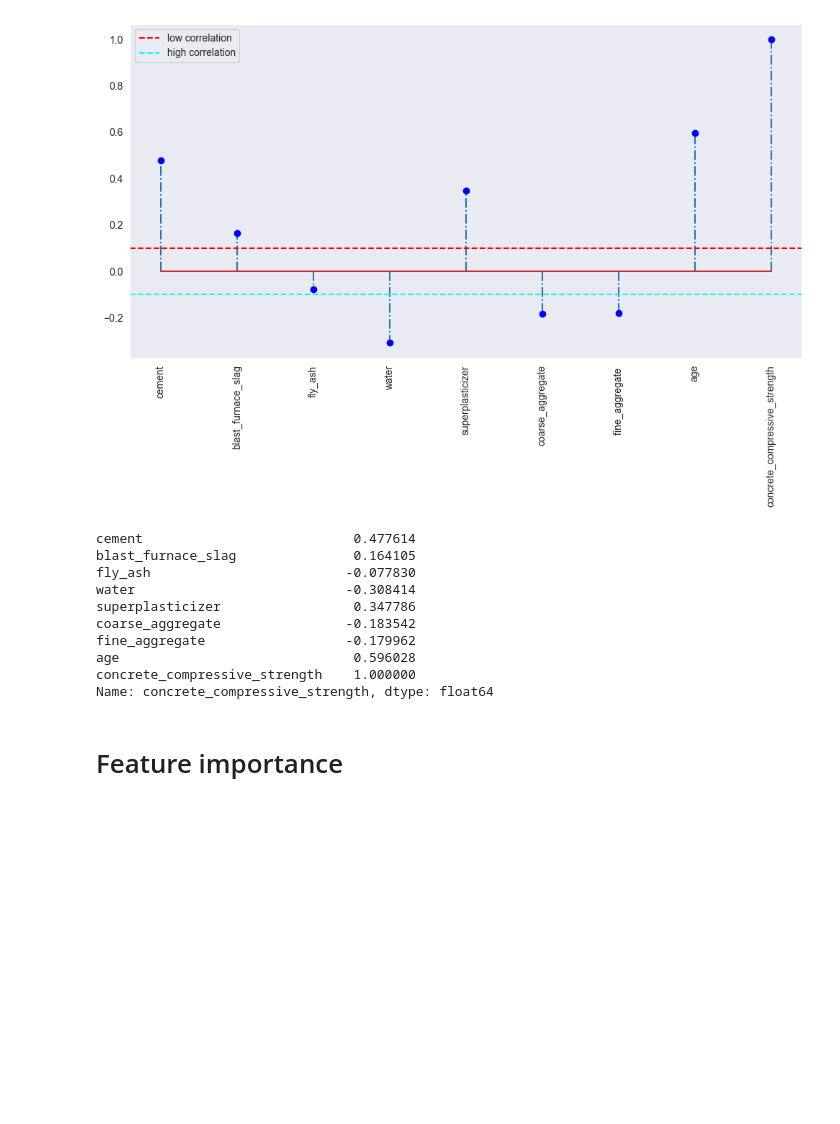
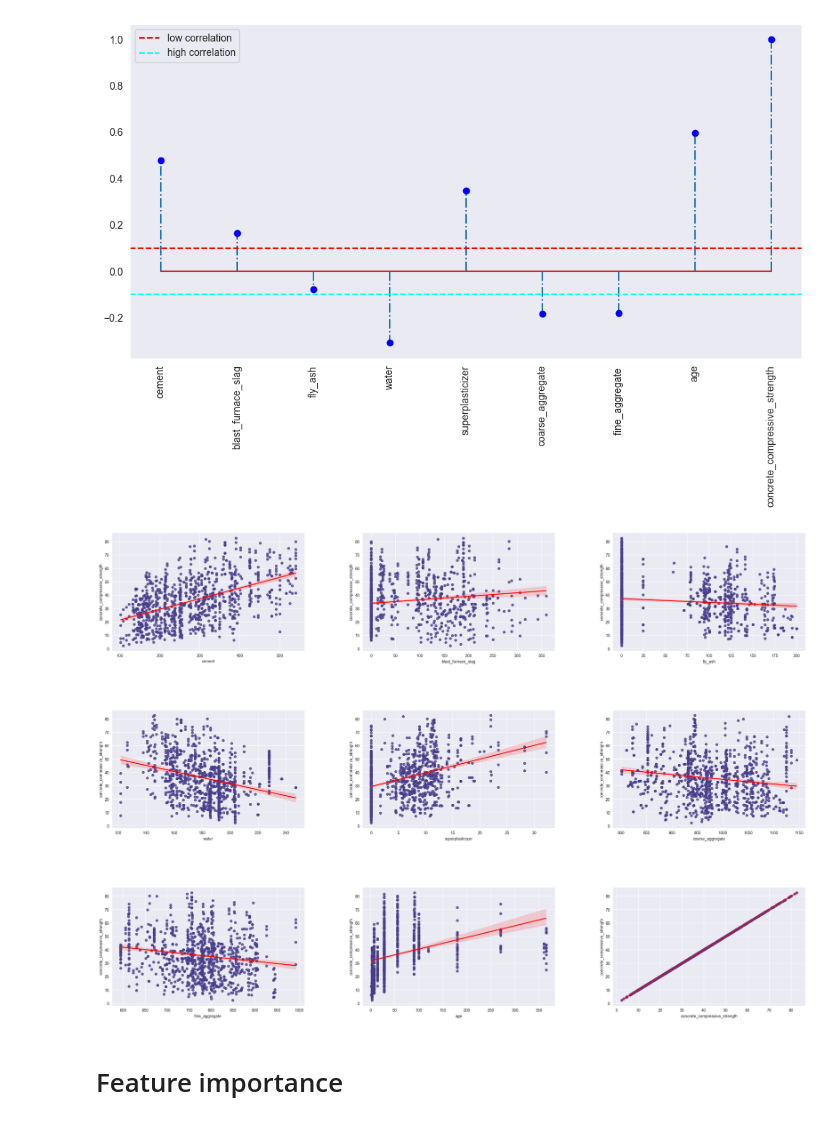
Before and after one commit to fran-scala/QuHack4IA_VQNN-track, a Jupyter notebook: datapreprocessing/datapreprocessing.ipynb, the cells around one changed output. Cells and saved outputs as stored; diff of their text form; code cells hidden in the pictures; blank space fills up the shorter version.

```diff
--- a/datapreprocessing/datapreprocessing.ipynb
+++ b/datapreprocessing/datapreprocessing.ipynb
@@ -88,18 +89,17 @@ plt.show()
 # %% [output]
 [figure]
 # %%
-target_corr
+fig = plt.figure(figsize=(30, 50))
+plt.subplots_adjust(left=0.1, bottom=0.1, right=0.9, top=1.9, wspace=0.3, hspace=0.5)
+
+for i, col in enumerate(df.columns):
+    # Create a new subplot
+    plt.subplot(15, 3, i + 1)
+    sns.regplot(x=col, y="concrete_compressive_strength", data=df, scatter_kws={"color": "darkslateblue"}, line_kws={"color": "red"})
+
+plt.show()
 # %% [output]
-cement                           0.477614
-blast_furnace_slag               0.164105
-fly_ash                         -0.077830
-water                           -0.308414
-superplasticizer                 0.347786
-coarse_aggregate                -0.183542
-fine_aggregate                  -0.179962
-age                              0.596028
-concrete_compressive_strength    1.000000
-Name: concrete_compressive_strength, dtype: float64
+[figure, added]
 # %% [markdown]
 # Feature importance
 # %%
```
Also changed, not shown: parts of 26 cells of this notebook.
